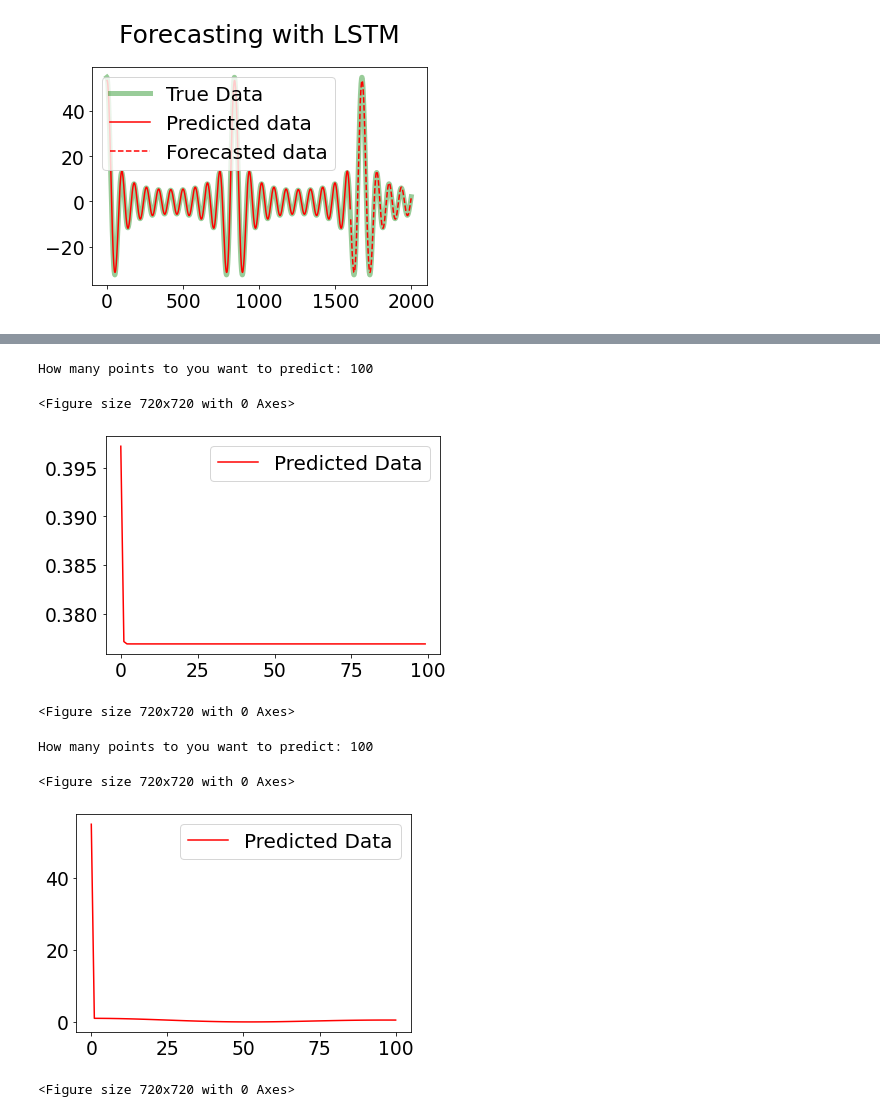
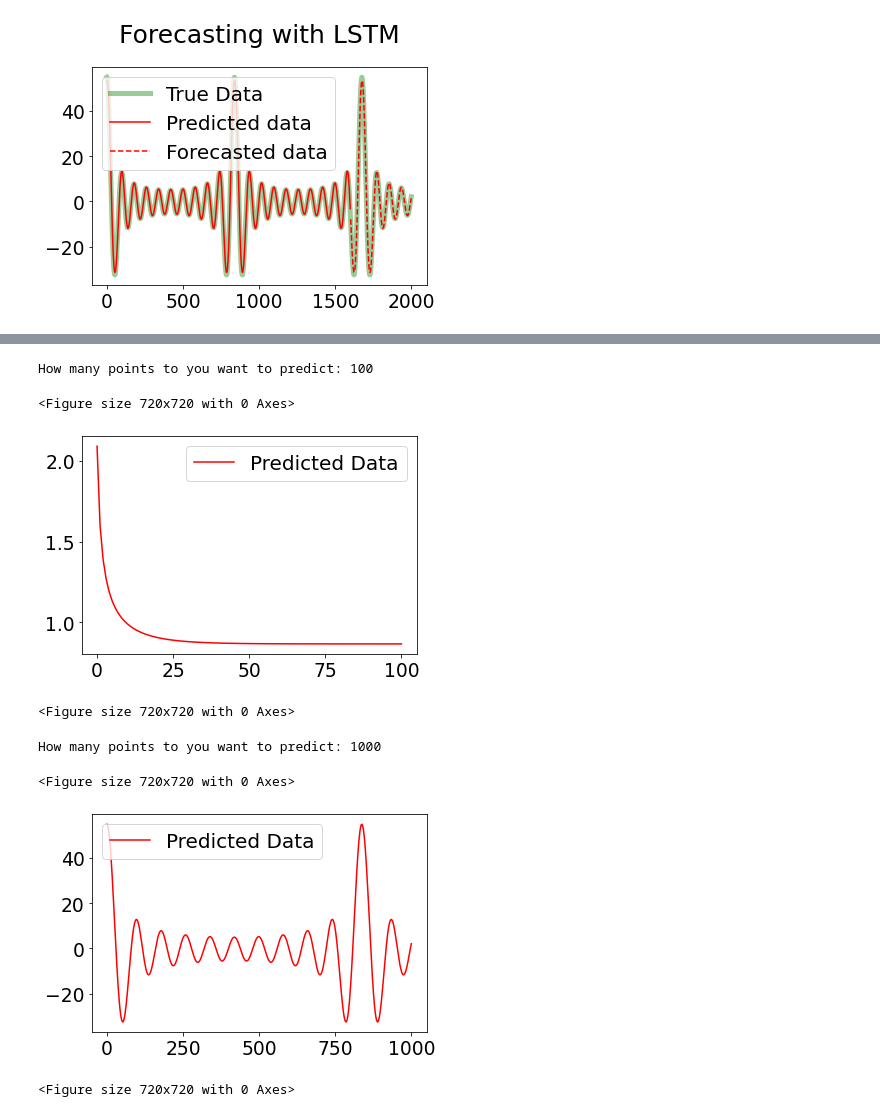
Before and after one commit to RitvikPrabhu/Machine-Learning, a Jupyter notebook: Neural_Networks_function_prediction_.ipynb, the cells around one changed output, grey strips where cells are left out. Saved outputs shown, nothing was run; the diff lists cells and outputs as text; code cells hidden in the pictures.

```diff
--- a/Neural_Networks_function_prediction_.ipynb
+++ b/Neural_Networks_function_prediction_.ipynb
@@ -705,0 +703,8 @@ print(x, y)
+# %%
+List = [2.089895651629807]
+for i in range(100):
+  arr = np.asarray(List[-1])
+  data = arr.reshape(arr.size,1,1)
+  result = model.predict(data)
+  List.append(result)
+plt.plot(List)
@@ -706,42 +714,41 @@ print(x, y)
 # %%
-datalist = Y.copy()
+datalist = Y[-1].copy()
 num_pred = input("How many points to you want to predict: ")
-scaler = MinMaxScaler(feature_range=(0,1))
 for i in range(int(num_pred)):
-
   dataset = datalist.reshape(datalist.size, 1)
-  dataset = scaler.fit_transform(dataset)
   #print(dataset[-1])
   result = model.predict(dataset[-1].reshape(dataset[-1].size,1,1))
   #print(final)
   #final = float(final)
   datalist = np.append(datalist, result)
 
-plt.plot(datalist[2000:], label = 'Predicted Data', c = 'r')
+plt.plot(datalist, label = 'Predicted Data', c = 'r')
 plt.legend()
 plt.figure(figsize=(10,10))
 # %% [output]
 How many points to you want to predict: 100
 <Figure size 720x720 with 0 Axes>
-[figure, old version]
+[figure, new version]
 <Figure size 720x720 with 0 Axes>
 # %%
+
+
 datalist = Y[0].copy()
+#print(Y[:10])
 num_pred = input("How many points to you want to predict: ")
-scaler = MinMaxScaler(feature_range=(0,1))
 for i in range(int(num_pred)):
   result = dataset[i+1]
   #print(final)
   #final = float(final)
   datalist = np.append(datalist, result)
-
+  #print(datalist)
 plt.plot(datalist, label = 'Predicted Data', c = 'r')
 plt.legend()
 plt.figure(figsize=(10,10))
 # %% [output]
-How many points to you want to predict: 100
+How many points to you want to predict: 1000
 <Figure size 720x720 with 0 Axes>
-[figure, old version]
+[figure, new version]
 <Figure size 720x720 with 0 Axes>
 # %%
 size = 8
```
Also changed, not shown: parts of 3 cells of this notebook.
